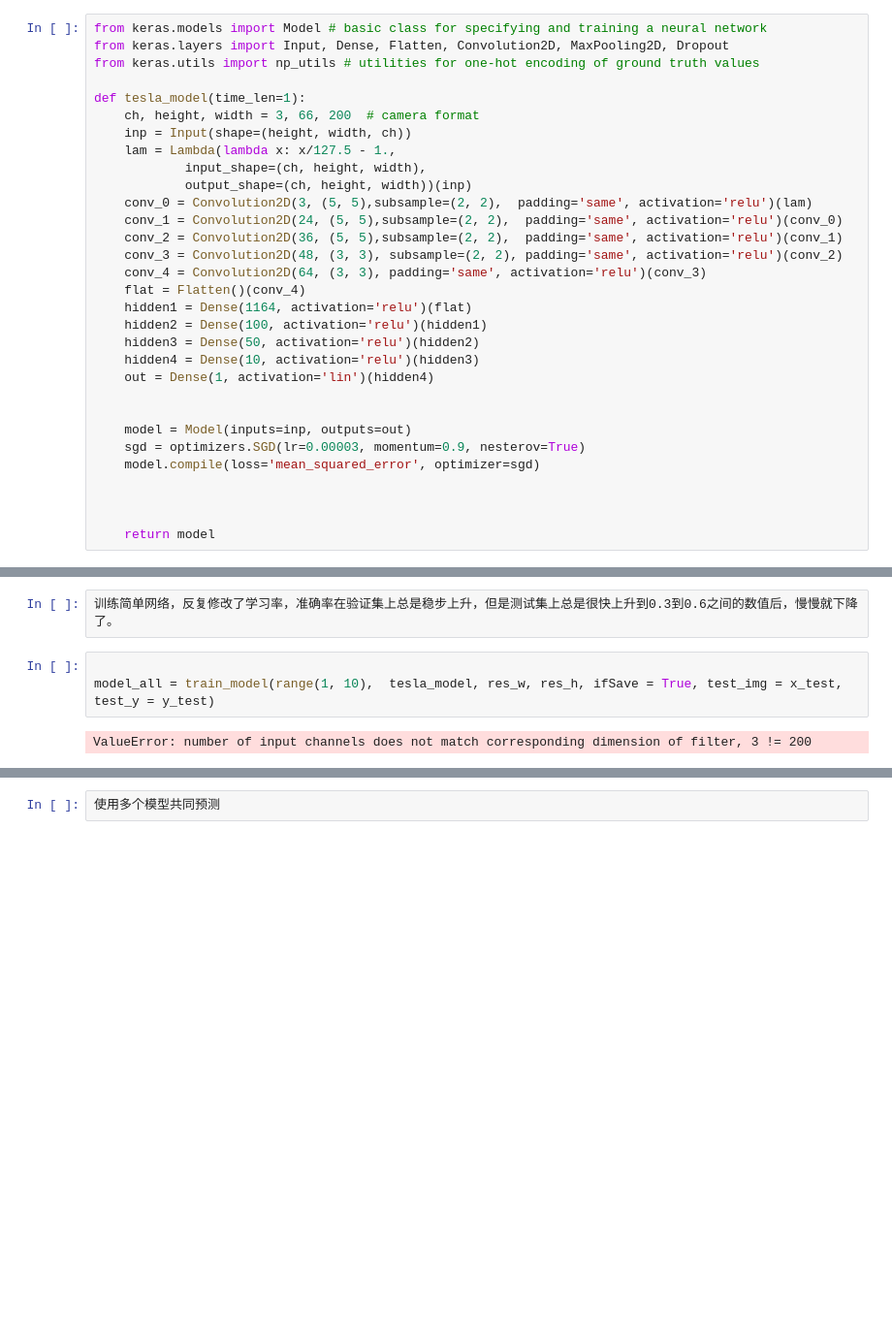
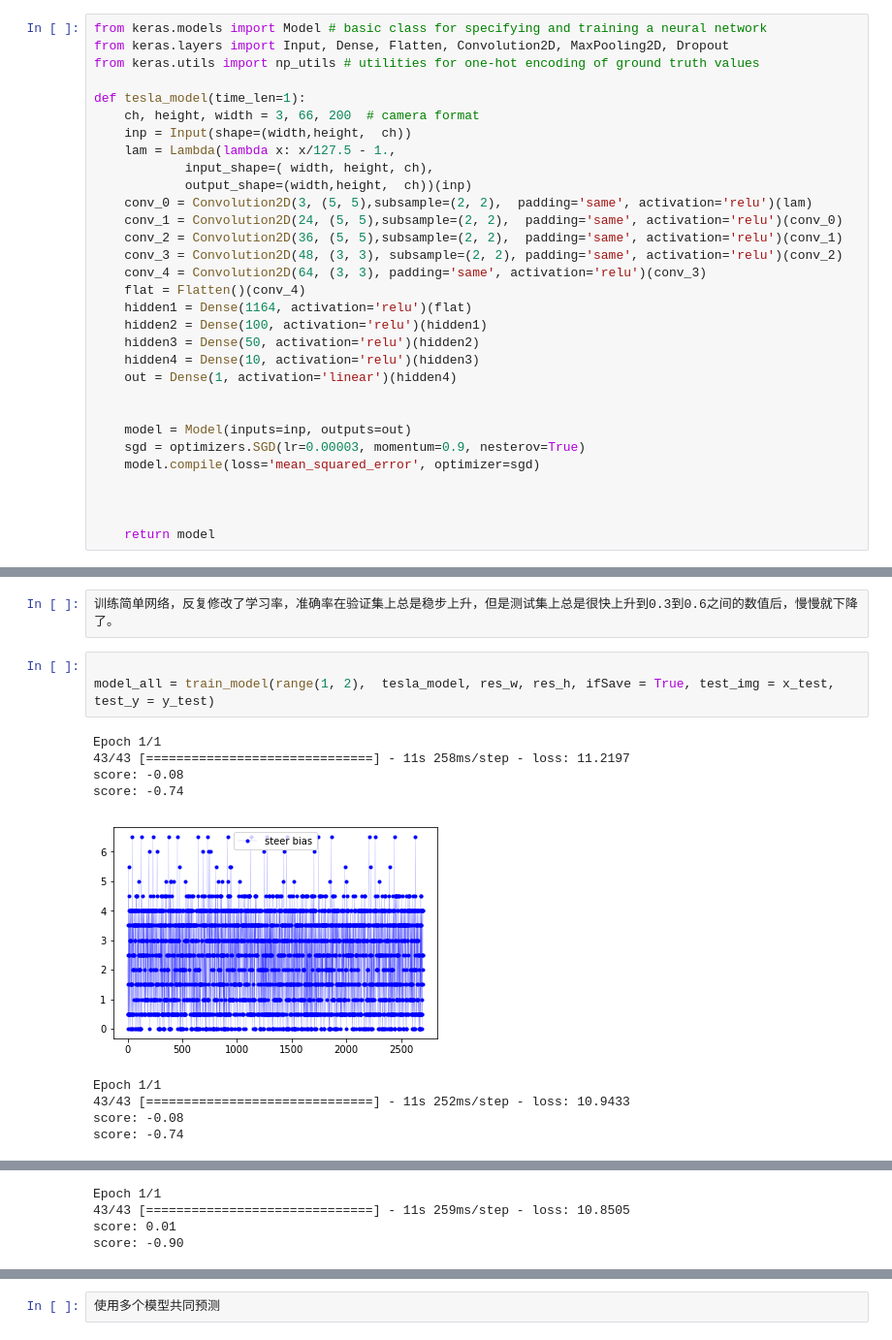
Before and after one commit to rosaann/for_tesla, a Jupyter notebook: deep_tesla.ipynb, the cells around one changed output, grey strips where cells are left out. Shown at 97% size. Saved outputs shown, nothing was run; the diff lists cells and outputs as text; blank space fills up the shorter version.

```diff
--- a/deep_tesla.ipynb
+++ b/deep_tesla.ipynb
@@ -167,10 +165,10 @@ from keras.utils import np_utils # utilities for one-hot encoding of ground trut
 
 def tesla_model(time_len=1):
     ch, height, width = 3, 66, 200  # camera format
-    inp = Input(shape=(height, width, ch))
+    inp = Input(shape=(width,height,  ch))
     lam = Lambda(lambda x: x/127.5 - 1.,
-            input_shape=(ch, height, width),
-            output_shape=(ch, height, width))(inp)
+            input_shape=( width, height, ch),
+            output_shape=(width,height,  ch))(inp)
     conv_0 = Convolution2D(3, (5, 5),subsample=(2, 2),  padding='same', activation='relu')(lam)
     conv_1 = Convolution2D(24, (5, 5),subsample=(2, 2),  padding='same', activation='relu')(conv_0)
     conv_2 = Convolution2D(36, (5, 5),subsample=(2, 2),  padding='same', activation='relu')(conv_1)
@@ -181,7 +179,7 @@ def tesla_model(time_len=1):
     hidden2 = Dense(100, activation='relu')(hidden1)
     hidden3 = Dense(50, activation='relu')(hidden2)
     hidden4 = Dense(10, activation='relu')(hidden3)
-    out = Dense(1, activation='lin')(hidden4)
+    out = Dense(1, activation='linear')(hidden4)
 
 
     model = Model(inputs=inp, outputs=out)
@@ -413,6 +412,14 @@ x_test = np.array(x_test).transpose(model_trans)
 训练简单网络，反复修改了学习率，准确率在验证集上总是稳步上升，但是测试集上总是很快上升到0.3到0.6之间的数值后，慢慢就下降了。
 # %%
 
-model_all = train_model(range(1, 10),  tesla_model, res_w, res_h, ifSave = True, test_img = x_test, test_y = y_test)
+model_all = train_model(range(1, 2),  tesla_model, res_w, res_h, ifSave = True, test_img = x_test, test_y = y_test)
 # %% [output]
-ValueError: number of input channels does not match corresponding dimension of filter, 3 != 200
+Epoch 1/1
+43/43 [==============================] - 11s 258ms/step - loss: 11.2197
+score: -0.08
+score: -0.74
+[figure, added]
+Epoch 1/1
+43/43 [==============================] - 11s 252ms/step - loss: 10.9433
+score: -0.08
+score: -0.74
@@ -418,0 +427,4 @@ ValueError: number of input channels does not match corresponding dimension of f
+Epoch 1/1
+43/43 [==============================] - 11s 259ms/step - loss: 10.8505
+score: 0.01
+score: -0.90
```
Also changed, not shown: parts of 6 cells of this notebook.
